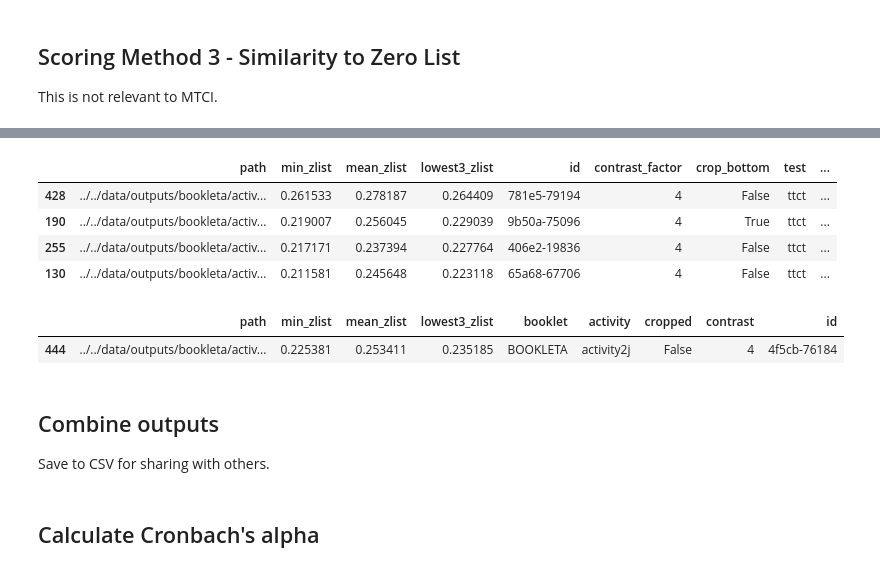
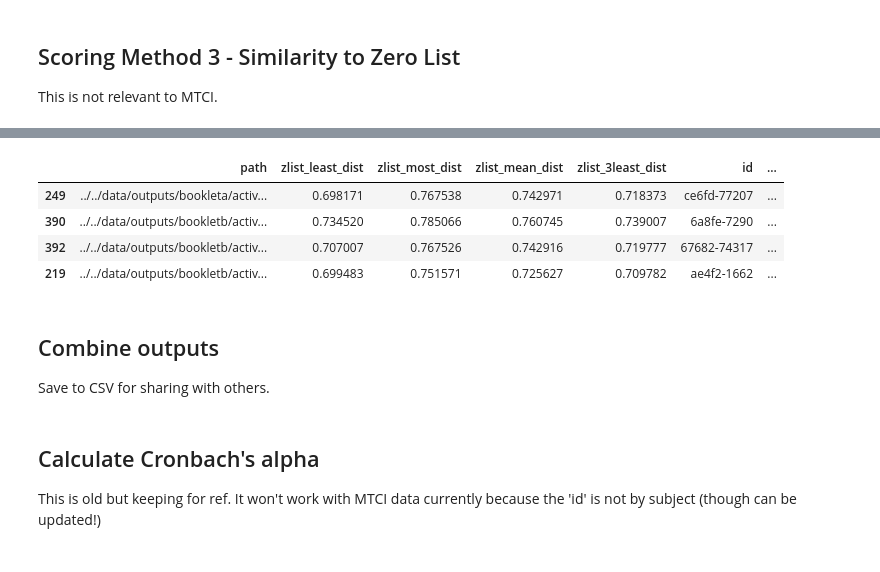
Before and after one commit to massivetexts/motes-figural, a Jupyter notebook: notebooks/measures/unsupervised-figural.ipynb, the cells around one changed output, grey strips where cells are left out. Cells and saved outputs as stored; diff of their text form; code cells hidden in the pictures.

```diff
--- a/notebooks/measures/unsupervised-figural.ipynb
+++ b/notebooks/measures/unsupervised-figural.ipynb
@@ -60,3 +25,6 @@ for test in data['tests']:
+# %%
+# load all tasks and their scorers, and extract CLIP features now to save time later
+loadedtasks = load_scorers(model, preprocess, meta, load_features=True, include_cropped=True, save_dir='../../data/img_features/')
 # %% [markdown]
 ## Testing CLIP
 # %%
@@ -106,8 +74,8 @@ Take similarity of each known image to each other, and see an average similarity
 # %%
 simscollector = []
 for loadedtask in loadedtasks:
-    meta = dict(test=loadedtask['test'], task=loadedtask['booklet'], activity=loadedtask['activity'])
-    sims = loadedtask['scorer'].get_avg_sims()
+    meta = dict(test=loadedtask['test'], task=loadedtask['task'], activity=loadedtask['activity'])
+    sims = loadedtask['scorer'].get_avg_sims(distance=True)
     for k,v in meta.items():
         sims[k] = v
     simscollector.append(sims)
@@ -147,7 +99,7 @@ most_original
 simscollector = []
 for loadedtask in loadedtasks:
     meta = dict(test=loadedtask['test'], task=loadedtask['task'], activity=loadedtask['activity'])
-    sims = loadedtask['scorer'].get_sims_to_target(loadedtask['blank'])
+    sims = loadedtask['scorer'].get_sims_to_target(loadedtask['blank'], distance=True)
     for k,v in meta.items():
         sims[k] = v
     simscollector.append(sims)
@@ -169,6 +121,5 @@ TODO where is zero-list for booklet A
 # %%
-zero_list = pd.read_csv(data_dir/'zero_list.csv')
-zero_list['zero_term'] = zero_list.zero_term.apply(grammar)
-zero_list[['test', 'task']] = 'ttct', 'bookleta'
+zero_list = pd.read_csv(root_dir/'data'/'zero_list.csv')
+zero_list[['test']] = 'ttct'
 zero_list.sample()
 # %% [output]
@@ -180,37 +128,31 @@ True
 # %%
 zterm_template = "sketch of {}"
 
 simscollector = []
 for loadedtask in loadedtasks:
     subset = zero_list
     for col in ['test', 'task', 'activity']:
         subset = subset[subset[col] == loadedtask[col]]
     if subset.empty:
         continue
     zero_terms = subset.zero_term2.tolist()
     if zterm_template.strip():
         zero_terms = [zterm_template.format(x) for x in zero_terms]
 
     meta = dict(test=loadedtask['test'], task=loadedtask['task'], activity=loadedtask['activity'])
-    sims = loadedtask['scorer'].get_zerosims(zero_terms)
+    sims = loadedtask['scorer'].get_zerosims(zero_terms, distance=True)
     for k,v in meta.items():
         sims[k] = v
     simscollector.append(sims)
 simsdf = pd.concat(simscollector)
 simsdf.to_csv(root_dir / 'data/metrics/zero_sim.csv', index=False)
 simsdf.sample(4)
 # %% [output]
-|  | path | min_zlist | mean_zlist | lowest3_zlist | id | contrast_factor | crop_bottom | test | ... |
-| 428 | ../../data/outputs/bookleta/activ... | 0.261533 | 0.278187 | 0.264409 | 781e5-79194 | 4 | False | ttct | ... |
-| 190 | ../../data/outputs/bookleta/activ... | 0.219007 | 0.256045 | 0.229039 | 9b50a-75096 | 4 | True | ttct | ... |
-| 255 | ../../data/outputs/bookleta/activ... | 0.217171 | 0.237394 | 0.227764 | 406e2-19836 | 4 | False | ttct | ... |
-| 130 | ../../data/outputs/bookleta/activ... | 0.211581 | 0.245648 | 0.223118 | 65a68-67706 | 4 | False | ttct | ... |
+|  | path | zlist_least_dist | zlist_most_dist | zlist_mean_dist | zlist_3least_dist | id | ... |
+| 249 | ../../data/outputs/bookleta/activ... | 0.698171 | 0.767538 | 0.742971 | 0.718373 | ce6fd-77207 | ... |
+| 390 | ../../data/outputs/bookletb/activ... | 0.734520 | 0.785066 | 0.760745 | 0.739007 | 6a8fe-7290 | ... |
+| 392 | ../../data/outputs/bookletb/activ... | 0.707007 | 0.767526 | 0.742916 | 0.719777 | 67682-74317 | ... |
+| 219 | ../../data/outputs/bookletb/activ... | 0.699483 | 0.751571 | 0.725627 | 0.709782 | ae4f2-1662 | ... |
-# %%
-test = pd.read_parquet(root_dir / 'data' / f"zlist_sims_sketch_of.parquet")
-test.sample()
-# %% [output]
-|  | path | min_zlist | mean_zlist | lowest3_zlist | booklet | activity | cropped | contrast | id |
-| 444 | ../../data/outputs/bookleta/activ... | 0.225381 | 0.253411 | 0.235185 | BOOKLETA | activity2j | False | 4 | 4f5cb-76184 |
 # %% [markdown]
 ## Combine outputs
 
@@ -225,6 +167,8 @@ combined = blanksim.merge(avgsim).merge(zlist).merge(elab)
 combined.to_csv(data_dir / 'all_data.csv')
-# %% [markdown]
-## Calculate Cronbach's alpha
+# %% [markdown]
+## Calculate Cronbach's alpha
+
+This is old but keeping for ref. It won't work with MTCI data currently because the 'id' is not by subject (though can be updated!)
 # %%
 import pingouin
 
```
Also changed, not shown: parts of 20 cells of this notebook.
